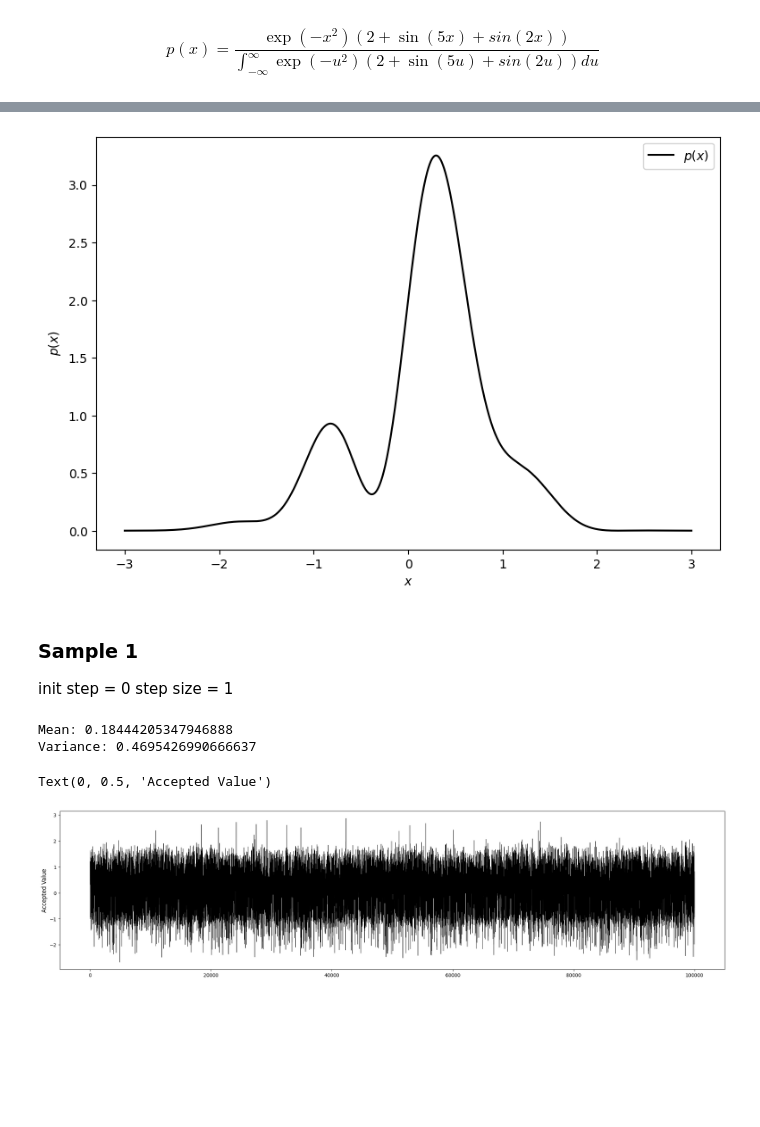
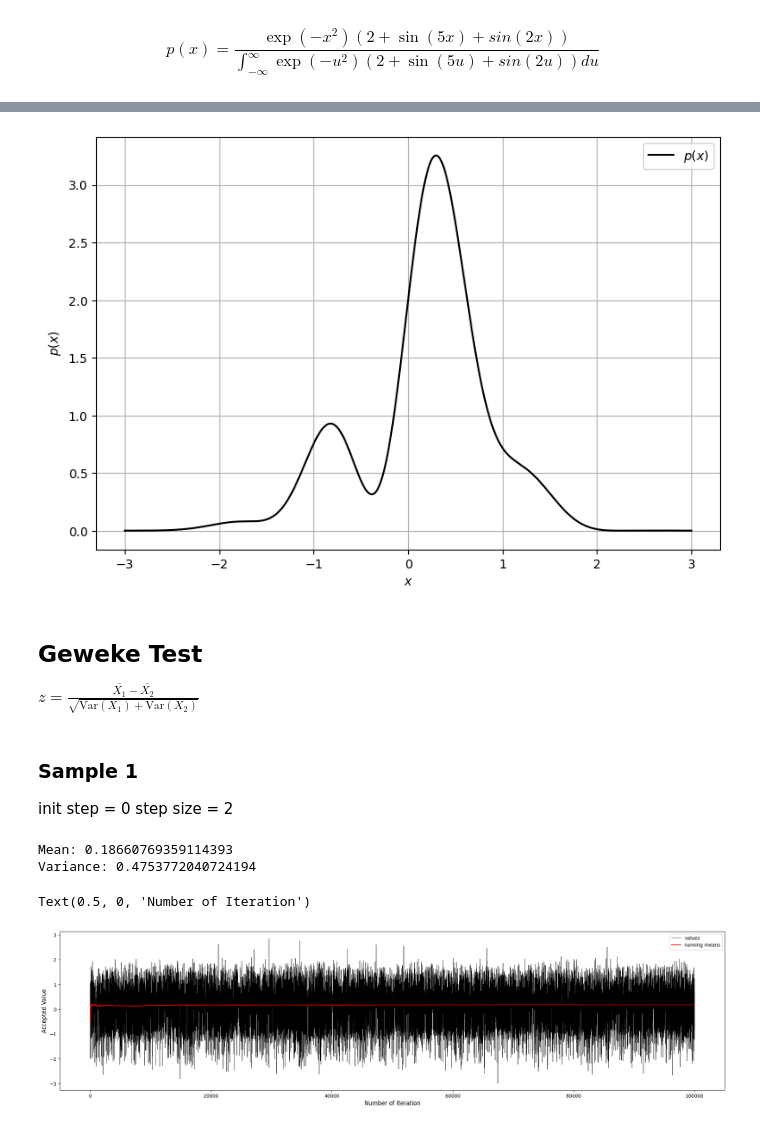
Before and after one commit to AzmainBiswas/Monte_Carlo, a Jupyter notebook: Metropolis-Hastings algorithm/example-1/example1.ipynb, the cells around one changed output, grey strips where cells are left out. Drawn from its saved outputs; the diff is of its cells as text; code cells hidden in the pictures; blank space fills up the shorter version.

```diff
--- a/Metropolis-Hastings algorithm/example-1/example1.ipynb
+++ b/Metropolis-Hastings algorithm/example-1/example1.ipynb
@@ -9,10 +9,7 @@ import matplotlib.pyplot as plt
 import numpy as np
 import seaborn as sns
 from scipy import stats
-import pymc3
-
-%matplotlib inline
 
 FIGSIZE = (9, 6)
-SAMPLESIZE = 100_000
+SAMPLESIZE = 100000
 BURN_IN = int(SAMPLESIZE * 0.25)
@@ -22,7 +17,7 @@ WARNING (pytensor.tensor.blas): Using NumPy C-API based implementation for BLAS
 def target(x: np.ndarray) -> np.ndarray:
     return np.exp(-(x**2)) * (2 + np.sin(5 * x) + np.sin(2 * x))
 # %%
-x = np.linspace(-3, 3, SAMPLESIZE)
+x = np.linspace(-3, 3, 10000)
 y = target(x)
 
 plt.figure(figsize=FIGSIZE)
@@ -30,18 +25,27 @@ plt.plot(x, y, color="k", label=r"$p(x)$")
 plt.xlabel(r"$x$")
 plt.ylabel(r"$p(x)$")
 plt.legend()
+plt.grid()
 # plt.savefig("target_plot.png")
 plt.show()
 # %% [output]
-[figure, old version]
+[figure, new version]
 # %%
 def MetropolisSample(pdf, init_state, step_size, sample_size=SAMPLESIZE):
     current_state = init_state
     samples = []
     for _ in range(sample_size):
-        candidate_state = np.random.normal(loc=current_state, scale=step_size)
-        accept_prob = np.minimum(1.0, pdf(candidate_state) / pdf(current_state))
+        candidate_state = np.random.normal(
+            loc=current_state, scale=step_size
+        )  # jumping probabitlity
+        accept_prob = np.minimum(
+            1.0, pdf(candidate_state) / pdf(current_state)
+        )  # acceptance probability
         if np.random.uniform() < accept_prob:
             current_state = candidate_state
         samples.append(current_state)
     return np.array(samples)
+# %% [markdown]
+## Geweke Test
+
+$ z = \frac{ \bar{X_1} - \bar{X_2} }{ \sqrt{\text{Var}(X_1) +\text{Var}(X_2) } } $
@@ -48,23 +59,43 @@ def MetropolisSample(pdf, init_state, step_size, sample_size=SAMPLESIZE):
+# %%
+# running mean
+def RunningMeans(sample):
+    cumulative_sum = np.cumsum(sample)
+    indices = np.arange(1, len(cumulative_sum) + 1)
+    running_means = cumulative_sum / indices
+    return running_means
 # %% [markdown]
 ### Sample 1
 
 init step = 0
-step size = 1
+step size = 2
 # %%
 np.random.seed(1)
-samples = MetropolisSample(pdf=target, init_state=0, step_size=1)
+samples = MetropolisSample(pdf=target, init_state=0, step_size=2)
 print(f"Mean: {np.mean(samples)}\nVariance: {np.var(samples)}")
 # %% [output]
-Mean: 0.18444205347946888
-Variance: 0.4695426990666637
+Mean: 0.18660769359114393
+Variance: 0.4753772040724194
 # %%
 plt.figure(figsize=(25, 6))
-sns.lineplot(x=range(SAMPLESIZE), y=samples, color="k", linewidth=0.5)
+sns.lineplot(
+    x=range(SAMPLESIZE),
+    y=samples,
+    color="k",
+    linewidth=0.5,
+    label="values"
+)
+sns.lineplot(
+    x=range(SAMPLESIZE),
+    y=RunningMeans(samples),
+    color="r",
+    label="running means",
+)
 plt.ylabel("Accepted Value", fontsize=12)
+plt.xlabel("Number of Iteration", fontsize=12)
 # plt.savefig("accepted_value_of_sample1.png")
 # %% [output]
-Text(0, 0.5, 'Accepted Value')
+Text(0.5, 0, 'Number of Iteration')
-[figure, old version]
+[figure, new version]
 # %%
 # reboving burn-in
 print(f"Mean: {samples[BURN_IN:].mean()}")
```
Also changed, not shown: parts of 49 cells of this notebook, 3 other files.
